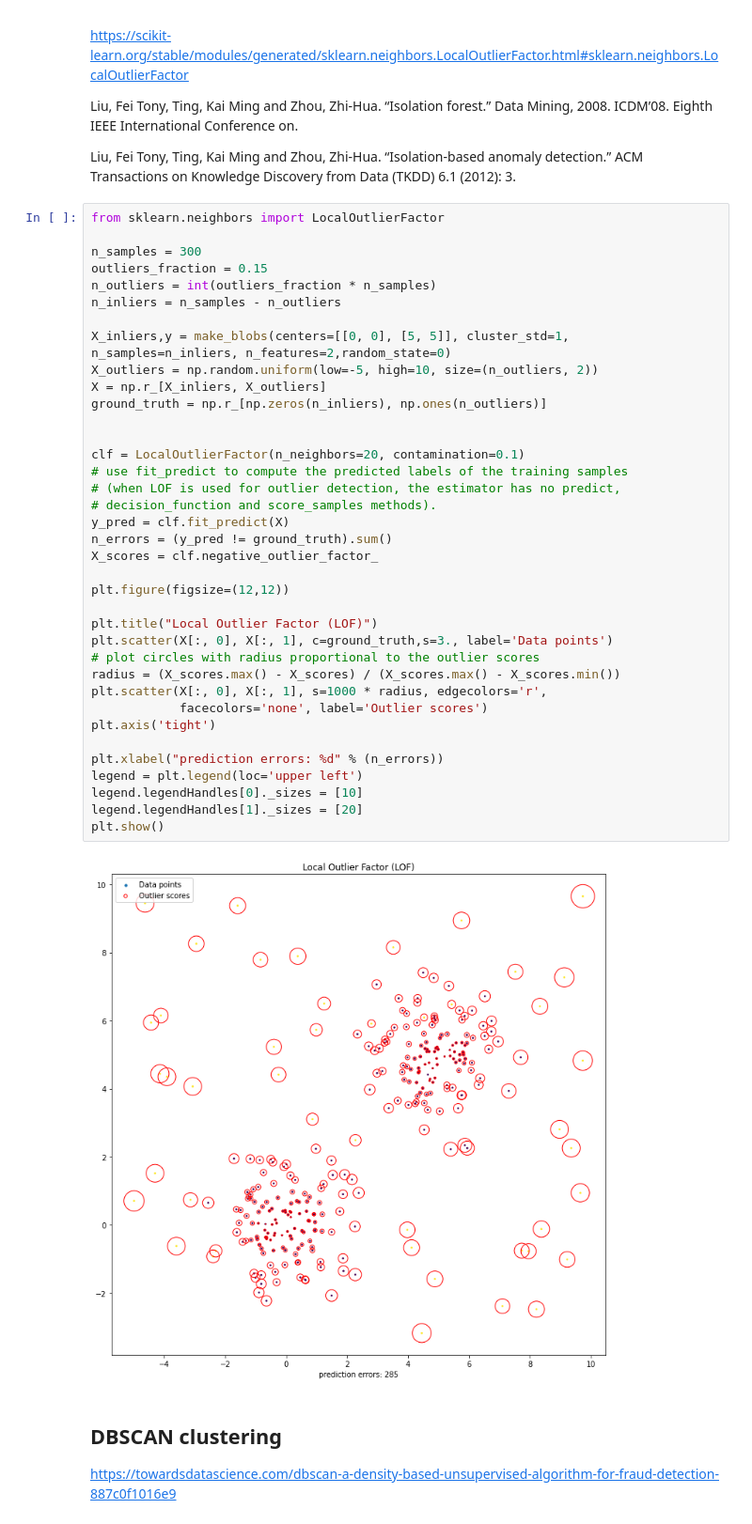
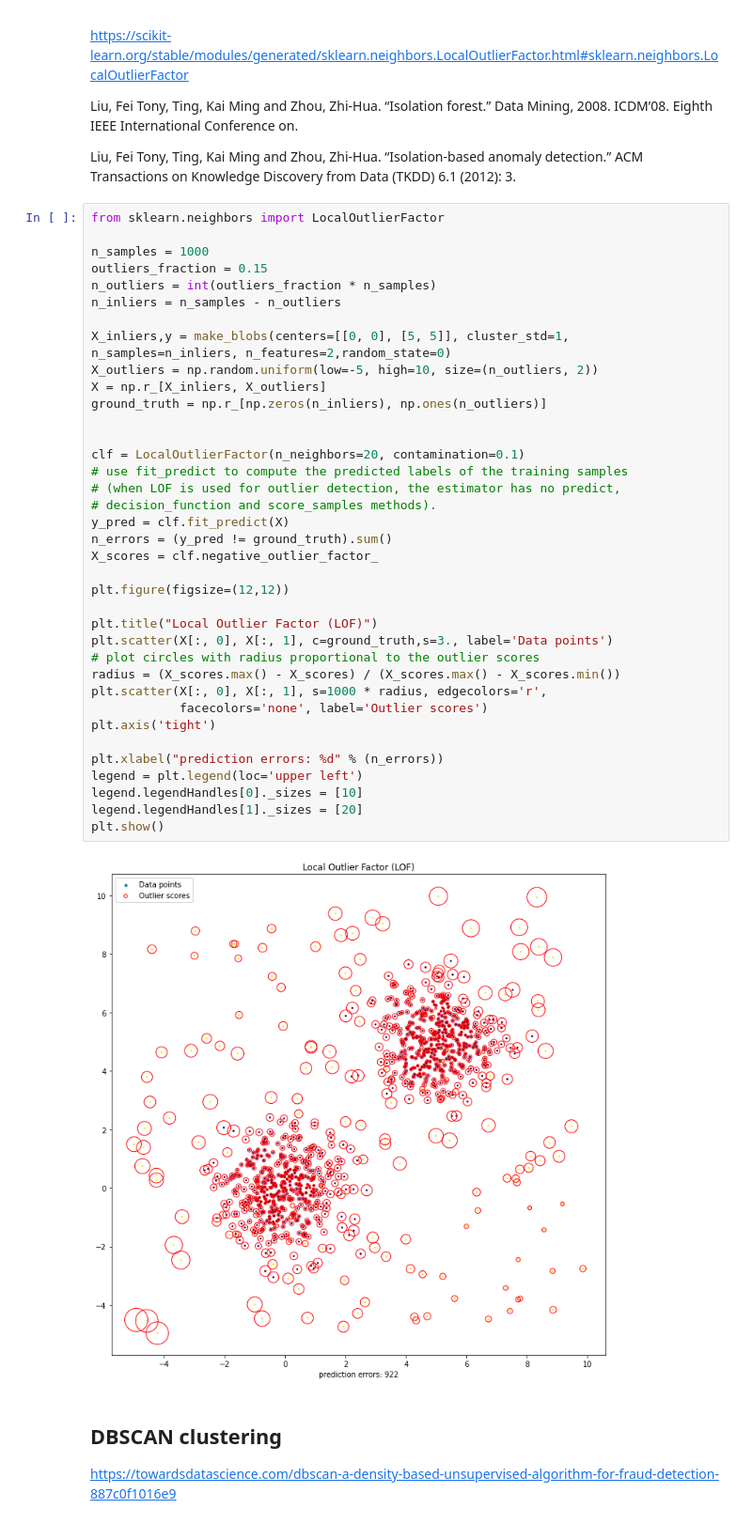
Before and after one commit to raulbenitez/OUTLIER_DETECTION, a Jupyter notebook: outlier_detection_methods.ipynb, the cells around one changed output. Shown at 94% size. Drawn from its saved outputs; the diff is of its cells as text.

```diff
--- a/outlier_detection_methods.ipynb
+++ b/outlier_detection_methods.ipynb
@@ -520,7 +739,7 @@ Liu, Fei Tony, Ting, Kai Ming and Zhou, Zhi-Hua. “Isolation-based anomaly dete
 # %%
 from sklearn.neighbors import LocalOutlierFactor
 
-n_samples = 300
+n_samples = 1000
 outliers_fraction = 0.15
 n_outliers = int(outliers_fraction * n_samples)
 n_inliers = n_samples - n_outliers
@@ -528,34 +747,34 @@ n_inliers = n_samples - n_outliers
 X_inliers,y = make_blobs(centers=[[0, 0], [5, 5]], cluster_std=1, n_samples=n_inliers, n_features=2,random_state=0)
 X_outliers = np.random.uniform(low=-5, high=10, size=(n_outliers, 2))
 X = np.r_[X_inliers, X_outliers]
 ground_truth = np.r_[np.zeros(n_inliers), np.ones(n_outliers)]
 
 
 clf = LocalOutlierFactor(n_neighbors=20, contamination=0.1)
 # use fit_predict to compute the predicted labels of the training samples
 # (when LOF is used for outlier detection, the estimator has no predict,
 # decision_function and score_samples methods).
 y_pred = clf.fit_predict(X)
 n_errors = (y_pred != ground_truth).sum()
 X_scores = clf.negative_outlier_factor_
 
 plt.figure(figsize=(12,12))
 
 plt.title("Local Outlier Factor (LOF)")
 plt.scatter(X[:, 0], X[:, 1], c=ground_truth,s=3., label='Data points')
 # plot circles with radius proportional to the outlier scores
 radius = (X_scores.max() - X_scores) / (X_scores.max() - X_scores.min())
 plt.scatter(X[:, 0], X[:, 1], s=1000 * radius, edgecolors='r',
             facecolors='none', label='Outlier scores')
 plt.axis('tight')
 
 plt.xlabel("prediction errors: %d" % (n_errors))
 legend = plt.legend(loc='upper left')
 legend.legendHandles[0]._sizes = [10]
 legend.legendHandles[1]._sizes = [20]
 plt.show()
 # %% [output]
-[figure, old version]
+[figure, new version]
 # %% [markdown]
 ## DBSCAN clustering
 
```
Also changed, not shown: parts of 39 cells of this notebook.
